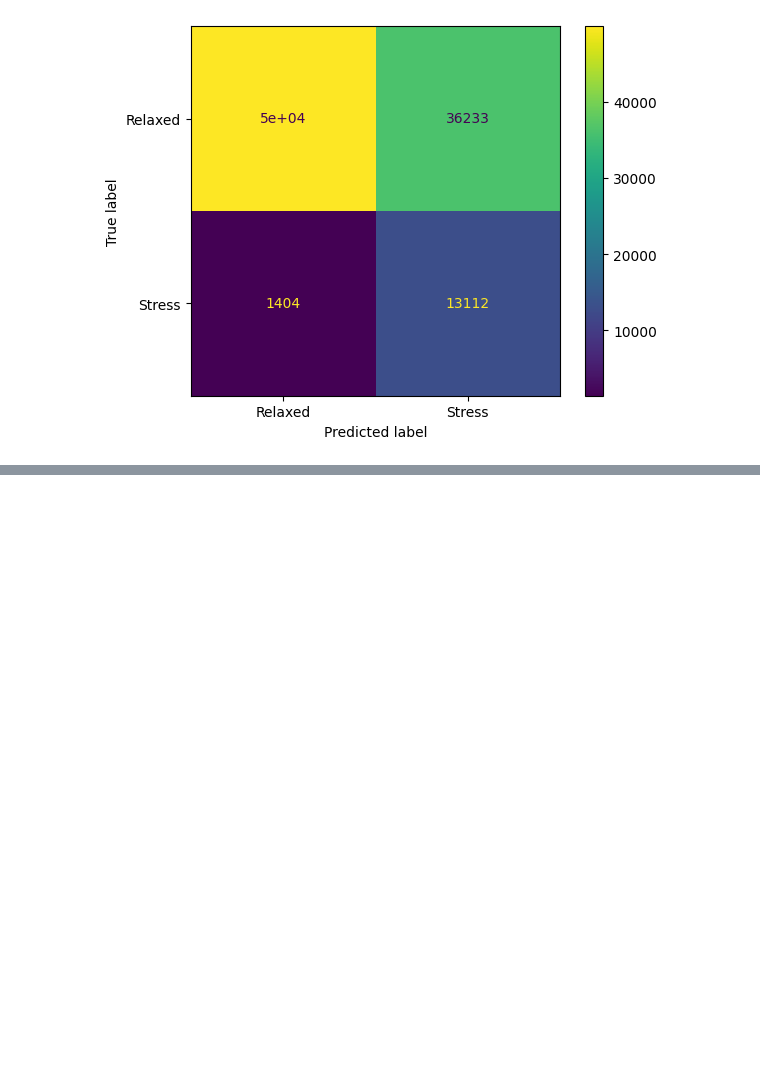
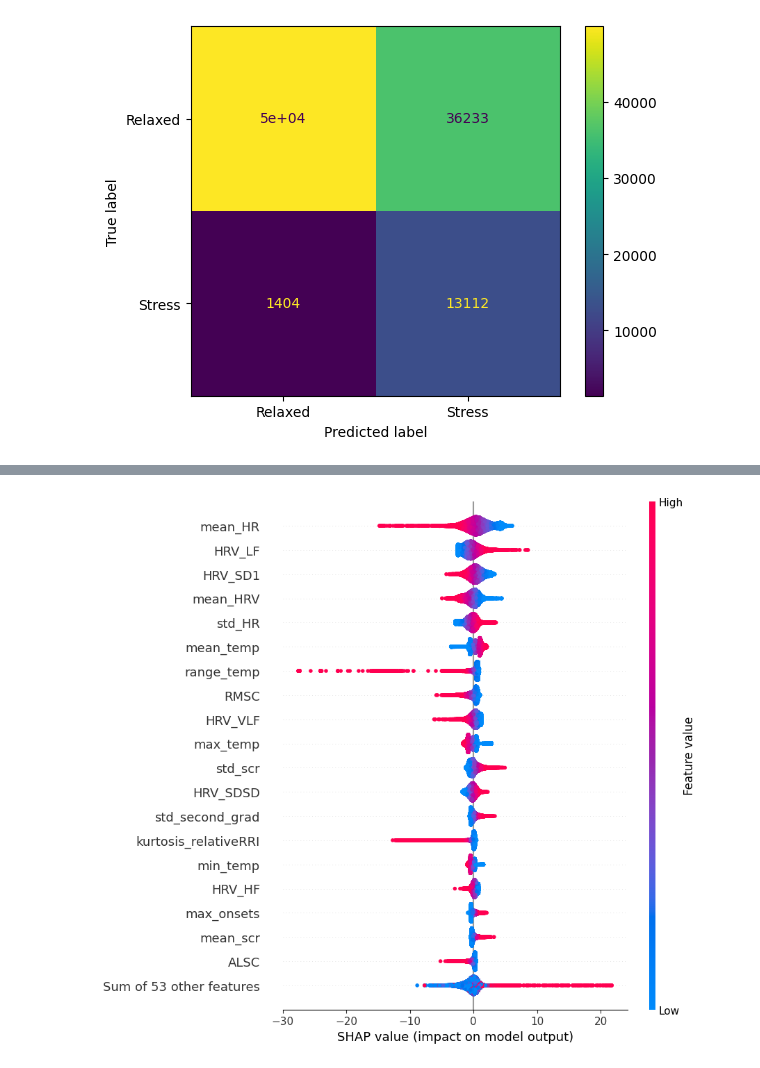
Before and after one commit to nvtu/Stress-Detection-Processor, a Jupyter notebook: experiment_scripts/itw_train_test.ipynb, the cells around one changed output, grey strips where cells are left out. Drawn from its saved outputs; the diff is of its cells as text; code cells hidden in the pictures; blank space fills up the shorter version.

```diff
--- a/experiment_scripts/itw_train_test.ipynb
+++ b/experiment_scripts/itw_train_test.ipynb
@@ -271,2 +297,4 @@ shap_values = explainer.shap_values(X_test[:1000])
 # %%
-# shap.plots.beeswarm(shap_values, max_display=20)
+shap.plots.beeswarm(shap_values, max_display=20)
+# %% [output]
+[figure, added]
```
Also changed, not shown: parts of 13 cells of this notebook, 2 other files.
